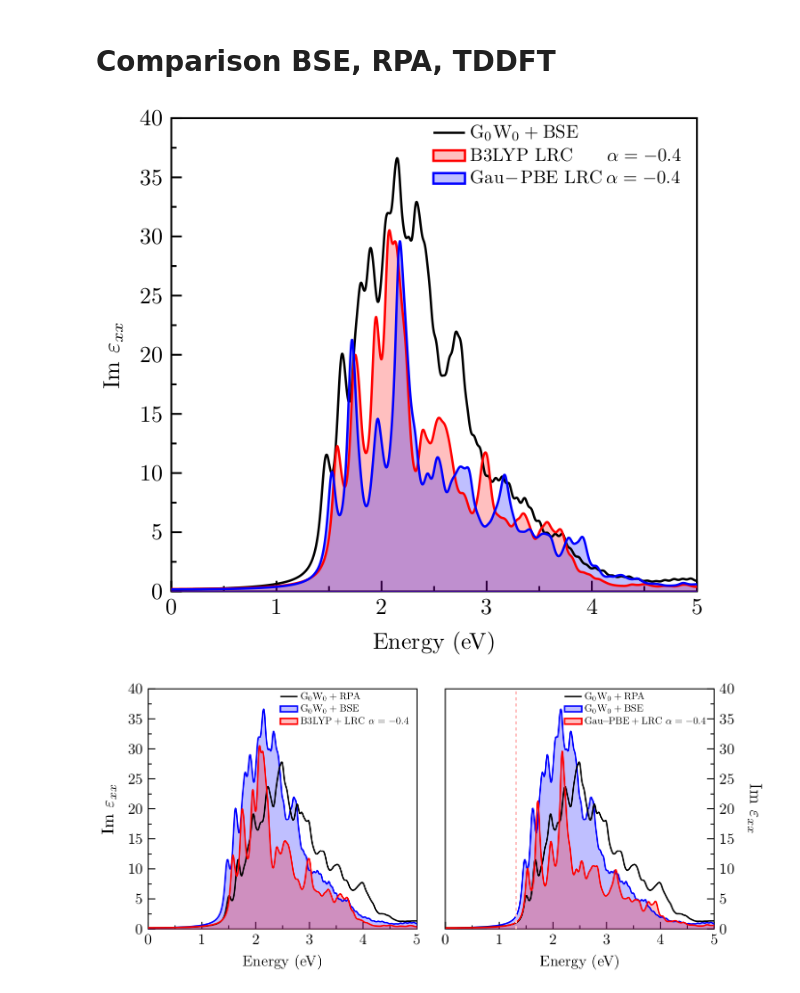
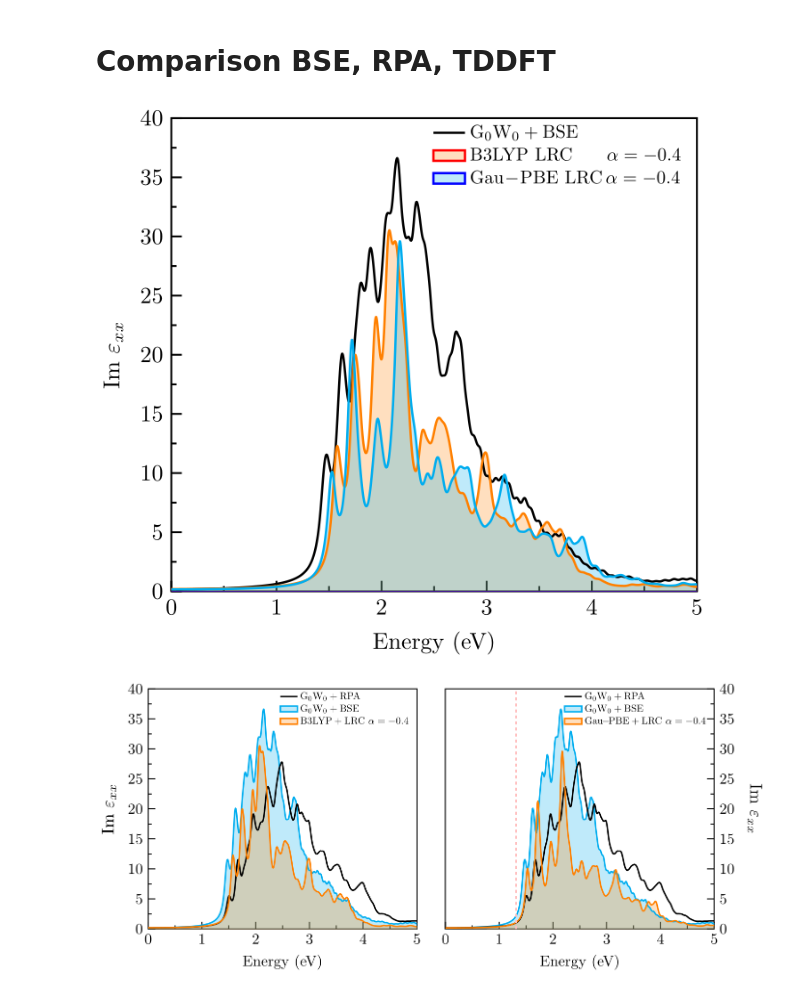
Before and after one commit to NanophotonIICOs/Sb2Te3-TDDFT-2DM, a Jupyter notebook: scripts-plots/optical_plots.ipynb, the cells around one changed output. Cells and saved outputs as stored; diff of their text form; code cells hidden in the pictures.

```diff
--- a/scripts-plots/optical_plots.ipynb
+++ b/scripts-plots/optical_plots.ipynb
@@ -1088,10 +1087,10 @@ push!(PGFPlotsX.CUSTOM_PREAMBLE, raw"\usepgfplotslibrary{colorbrewer}")
 push!(PGFPlotsX.CUSTOM_PREAMBLE, raw"\usepgfplotslibrary{fillbetween}")
 push!(PGFPlotsX.CUSTOM_PREAMBLE, raw"\usetikzlibrary{patterns}")
 
-epsx_tddft_b3lyp = np.loadtxt("../YAMBO/count-2/TDDFT-LRC/B3LYP/eps-b3lyp-0.0/ox-eps-b3lyp-0.0_out/o-ox-eps-b3lyp-0.0_run.eps_q1_inv_LRC_dyson")
-epsx_tddft_gaup = np.loadtxt("../YAMBO/count-2/TDDFT-LRC/Gau-PBE/calc-4/eps-gaup-0.0/ox-eps-gaup-0.0_out/o-ox-eps-gaup-0.0_run.eps_q1_inv_LRC_dyson")
-epsx_rpa = np.loadtxt("../YAMBO/count-2/RPA/rpa_qp_2_out/o-rpa_qp_2_run.eps_q1_inv_rpa_dyson")
-epsx_bse = np.loadtxt("../YAMBO/count-1/BSE/bse-eps-outputs/o-bse_7_run.eps_q1_haydock_bse")
+epsx_tddft_b3lyp = np.loadtxt("../YAMBO/acct-2/TDDFT-LRC/B3LYP/eps-b3lyp-0.0/ox-eps-b3lyp-0.0_out/o-ox-eps-b3lyp-0.0_run.eps_q1_inv_LRC_dyson")
+epsx_tddft_gaup = np.loadtxt("../YAMBO/acct-2/TDDFT-LRC/Gau-PBE/calc-4/eps-gaup-0.0/ox-eps-gaup-0.0_out/o-ox-eps-gaup-0.0_run.eps_q1_inv_LRC_dyson")
+epsx_rpa = np.loadtxt("../YAMBO/acct-2/RPA/rpa_qp_2_out/o-rpa_qp_2_run.eps_q1_inv_rpa_dyson")
+epsx_bse = np.loadtxt("../YAMBO/acct-1/BSE/bse-eps-outputs/o-bse_7_run.eps_q1_haydock_bse")
 
 
 push!(PGFPlotsX.CUSTOM_PREAMBLE, raw"\pgfplotsset{compat=1.16}")
@@ -1145,12 +1144,12 @@ Plot({"color=black"},Table("x"=>epsx_bse[:,1],"y"=>epsx_bse[:,2])),
 LegendEntry(L"\mathrm{G_{0}W_{0}}+\mathrm{BSE}"),
 # Plot({"color=blue"},Table("x"=>epsx_rpa[5][:,1],"y"=>epsx_rpa[5][:,2])),
 # LegendEntry(L"\mathrm{G_{0}W_{0}}+\mathrm{RPA}"),
-Plot({"name path=A,color=red,forget plot"},Table("x"=>epsx_tddft_b3lyp[:,1],"y"=>epsx_tddft_b3lyp[:,2])),
-Plot({"name path=B,color=blue,forget plot"},Table("x"=>epsx_tddft_gaup[:,1],"y"=>epsx_tddft_gaup[:,2])),
+Plot({"name path=A,color=orange,forget plot"},Table("x"=>epsx_tddft_b3lyp[:,1],"y"=>epsx_tddft_b3lyp[:,2])),
+Plot({"name path=B,color=cyan,forget plot"},Table("x"=>epsx_tddft_gaup[:,1],"y"=>epsx_tddft_gaup[:,2])),
 Plot({"name path=C",forget_plot,no_marks,"opacity=0"},Coordinates([(0,0),(5,0)])),
-Plot({"fill=red,fill opacity=0.25, draw=red"},raw"fill between [of=A and C]"),
+Plot({"fill=orange,fill opacity=0.25, draw=red"},raw"fill between [of=A and C]"),
 LegendEntry(L"\mathrm{B3LYP\,\, LRC}\quad\quad\!\alpha=-0.4"),
-Plot({"fill=blue,fill opacity=0.25, draw=blue"},raw"fill between [of=B and C]"),
+Plot({"fill=cyan,fill opacity=0.25, draw=blue"},raw"fill between [of=B and C]"),
 LegendEntry(L"\mathrm{Gau\!-\!PBE\,\,LRC}\,\alpha=-0.4"),
 
 )
@@ -1161,7 +1160,7 @@ push!(tax,aax)
 display("image/png", tax)
 # pgfsave("/media/rbnfiles/ruco/research/papers/Sb2Te3-2025/v3/graphical_abstract/images/ga.pdf",tax)
 # %% [output]
-[figure, old version]
+[figure, new version]
 # %%
 
 push!(PGFPlotsX.CUSTOM_PREAMBLE,raw"\pgfplotsset{
@@ -1213,40 +1212,40 @@ raw"/pgfplots/ytick scale label code/.code={}",
 "ytick pos=left",
 raw"ylabel = {Im $\varepsilon_{xx}$}",
 "ylabel style={scale=1.15}",
 "xlabel=Energy (eV)",
 },
-Plot({"name path=P,color=blue",forget_plot},Table("x"=>epsx_bse[:,1],"y"=>epsx_bse[:,2])),
+Plot({"name path=P,color=cyan",forget_plot},Table("x"=>epsx_bse[:,1],"y"=>epsx_bse[:,2])),
 Plot({"color=black"},Table("x"=>epsx_rpa[:,1],"y"=>epsx_rpa[:,2])),
 LegendEntry(L"\mathrm{G_{0}W_{0}}+\mathrm{RPA}"),
-Plot({"name path=A,color=red",forget_plot},Table("x"=>epsx_tddft_b3lyp[:,1],"y"=>epsx_tddft_b3lyp[:,2])),
+Plot({"name path=A,color=orange",forget_plot},Table("x"=>epsx_tddft_b3lyp[:,1],"y"=>epsx_tddft_b3lyp[:,2])),
 Plot({"name path=B",forget_plot,no_marks,"opacity=0"},Coordinates([(0,0),(5,0)])),
-Plot({"fill=blue,fill opacity=0.25,draw=blue"},raw"fill between [of=P and B]"),
+Plot({"fill=cyan,fill opacity=0.25,draw=cyan"},raw"fill between [of=P and B]"),
 LegendEntry(L"\mathrm{G_{0}W_{0}}+\mathrm{BSE}"),
-Plot({"fill=red,fill opacity=0.25,draw=red"},raw"fill between [of=A and B]"),
+Plot({"fill=orange,fill opacity=0.25,draw=orange"},raw"fill between [of=A and B]"),
 LegendEntry(L"\mathrm{B3LYP+LRC\,\,\alpha=-0.4}"),
 #------------------------------------------------------------------------------------------------------------
 {
 "ytick pos=right",
 raw"ylabel = {Im $\varepsilon_{xx}$}",
 "ylabel style={scale=1.15,at={(rel axis cs:1.1,0.5)},rotate=180}",
 "xlabel=Energy (eV)",
 },
-Plot({"name path=P,color=blue",forget_plot},Table("x"=>epsx_bse[:,1],"y"=>epsx_bse[:,2])),
+Plot({"name path=P,color=cyan",forget_plot},Table("x"=>epsx_bse[:,1],"y"=>epsx_bse[:,2])),
 Plot({"color=black"},Table("x"=>epsx_rpa[:,1],"y"=>epsx_rpa[:,2])),
 LegendEntry(L"\mathrm{G_{0}W_{0}}+\mathrm{RPA}"),
-Plot({"name path=A,color=red",forget_plot},Table("x"=>epsx_tddft_gaup[:,1],"y"=>epsx_tddft_gaup[:,2])),
+Plot({"name path=A,color=orange",forget_plot},Table("x"=>epsx_tddft_gaup[:,1],"y"=>epsx_tddft_gaup[:,2])),
 Plot({"name path=B",forget_plot,no_marks,"opacity=0"},Coordinates([(0,0),(5,0)])),
-Plot({"fill=blue,fill opacity=0.25, draw=blue"},raw"fill between [of=P and B]"),
+Plot({"fill=cyan,fill opacity=0.25, draw=cyan"},raw"fill between [of=P and B]"),
 LegendEntry(L"\mathrm{G_{0}W_{0}}+\mathrm{BSE}"),
-Plot({"fill=red,fill opacity=0.25, draw=red"},raw"fill between [of=A and B]"),
+Plot({"fill=orange,fill opacity=0.25, draw=orange"},raw"fill between [of=A and B]"),
 LegendEntry(L"\mathrm{Gau\!\!-\!\!PBE+LRC\,\,\alpha=-0.4}"),
 Plot({forget_plot,pink,no_marks,dashed},Coordinates([1.314,1.314],[0,40])),
 # Plot({forget_plot, no_marks,dashed},Coordinates([1.20,1.20],[0,40])),
 
 )
 
 push!(tpabs,abs_tddft)
 display("image/png", tpabs)
-pgfsave("../Manuscript_images/fig-4.pdf",tp)
+# pgfsave("../figures-workflow/fig-4.pdf",tpabs)
 # %% [output]
-[figure, old version]
+[figure, new version]
```
Also changed, not shown: parts of 10 cells of this notebook, 47 other files.
